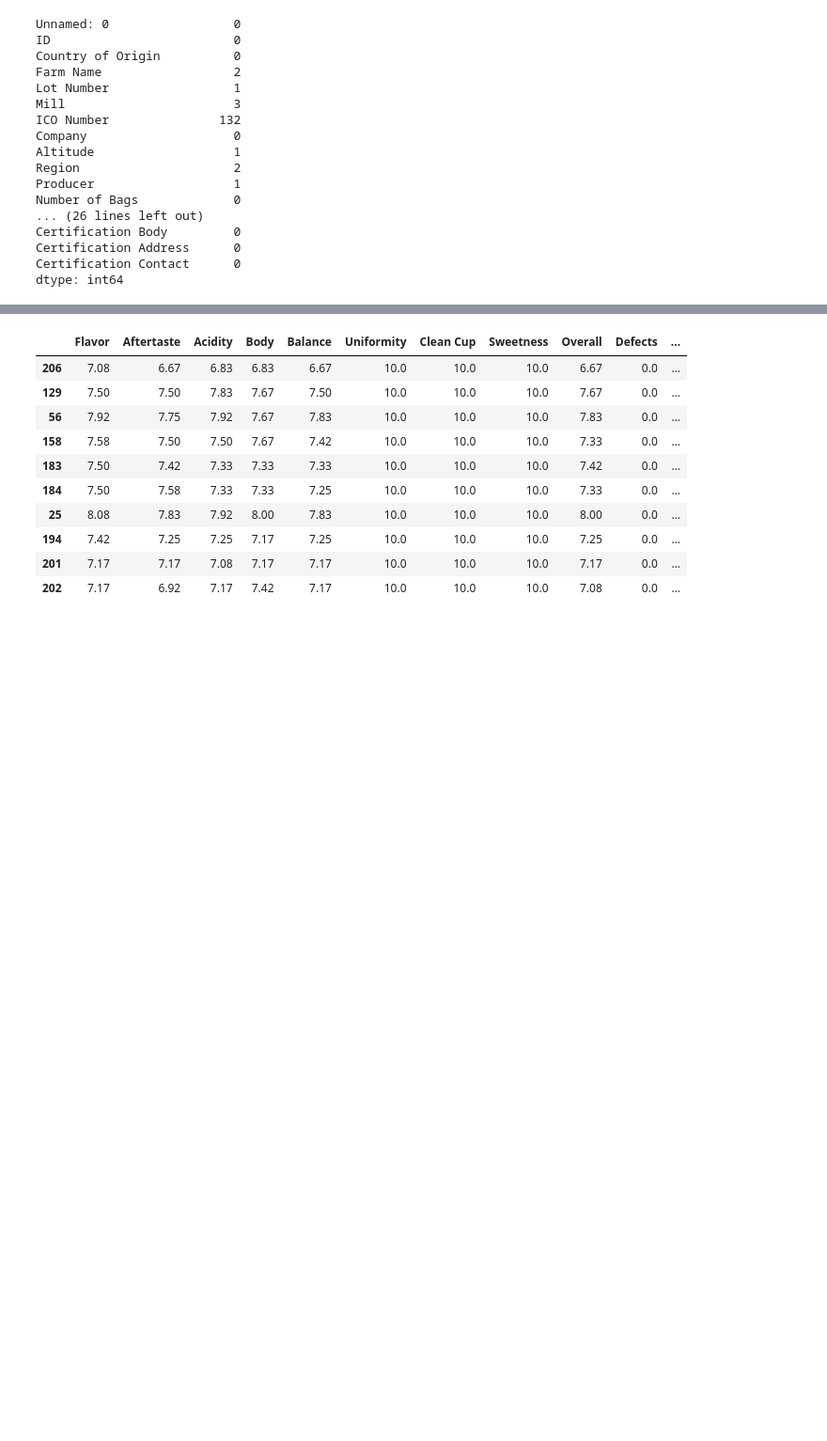
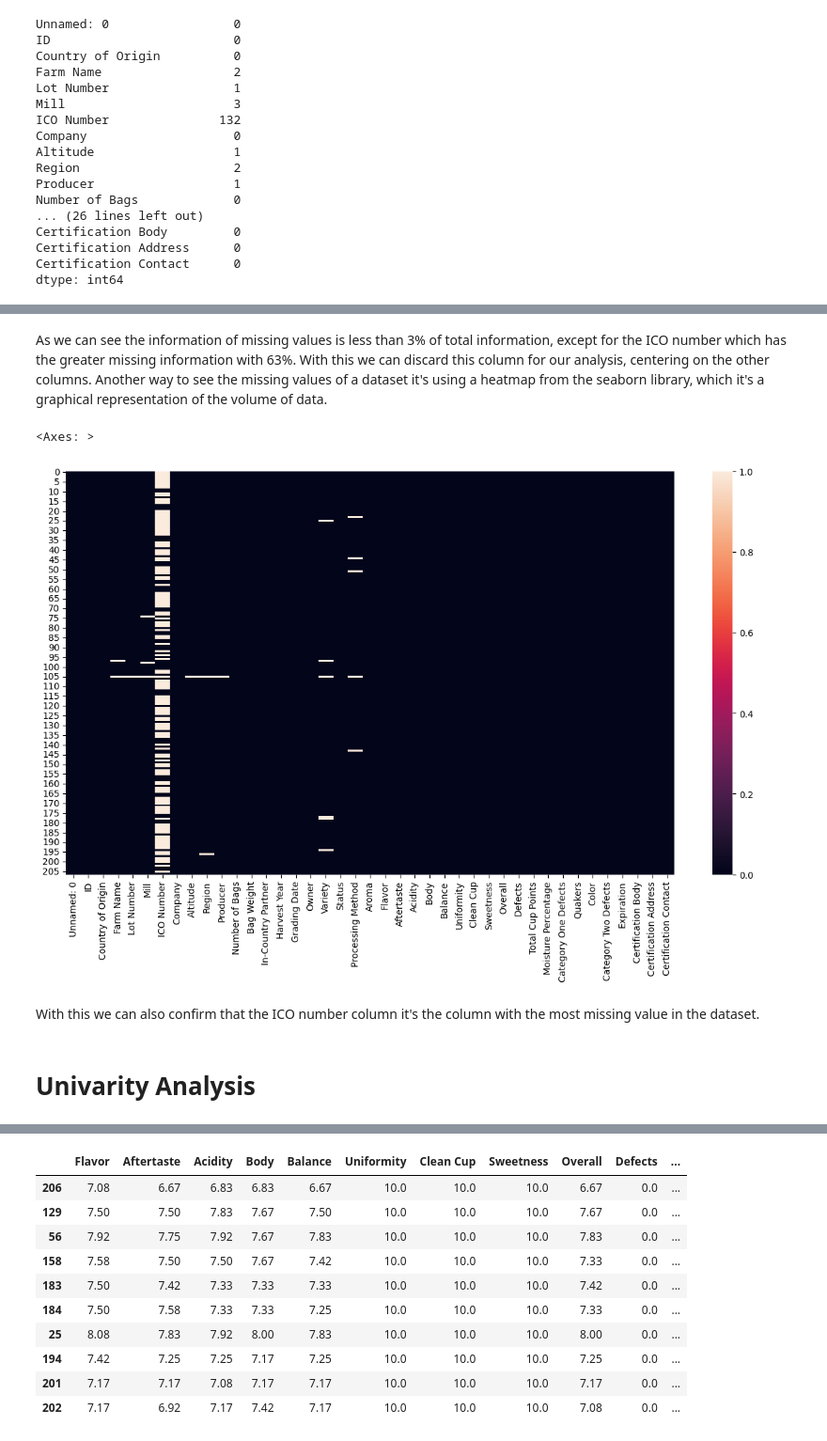
Before and after one commit to DBulnes97/Proyecto01, a Jupyter notebook: quality_coffee.ipynb, the cells around one changed output, grey strips where cells are left out. Shown at 94% size. Saved outputs shown, nothing was run; the diff lists cells and outputs as text; code cells hidden in the pictures; blank space fills up the shorter version.

Commit message:
Univarity Analysis continue

```diff
--- a/quality_coffee.ipynb
+++ b/quality_coffee.ipynb
@@ -103,0 +173,13 @@ As we can identify in the dataset the number of null values it's less than 10 fo
+# %% [markdown]
+As we can see the information of missing values is less than 3% of total information, except for the ICO number which has the greater missing information with 63%. With this we can discard this column for our analysis, centering on the other columns. Another way to see the missing values of a dataset it's using a heatmap from the seaborn library, which it's a graphical representation of the volume of data.
+# %%
+#Displaying a heat map for missing values of the dataset.
+plt.figure(figsize=(15,8))
+sns.heatmap(df_qa_coffee_copy.isnull())
+# %% [output]
+<Axes: >
+[figure, added]
+# %% [markdown]
+With this we can also confirm that the ICO number column it's the column with the most missing value in the dataset.
+# %% [markdown]
+# Univarity Analysis
```
Also changed, not shown: parts of 24 cells of this notebook.
